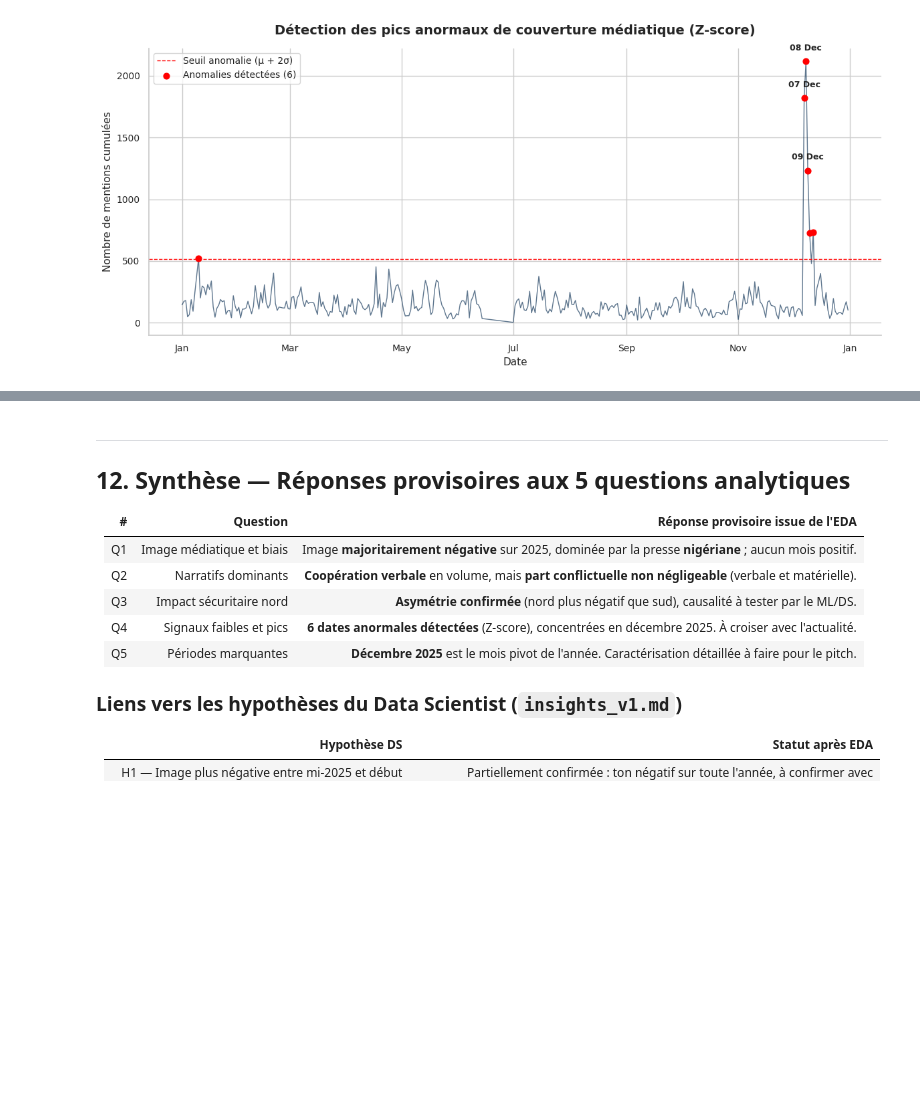
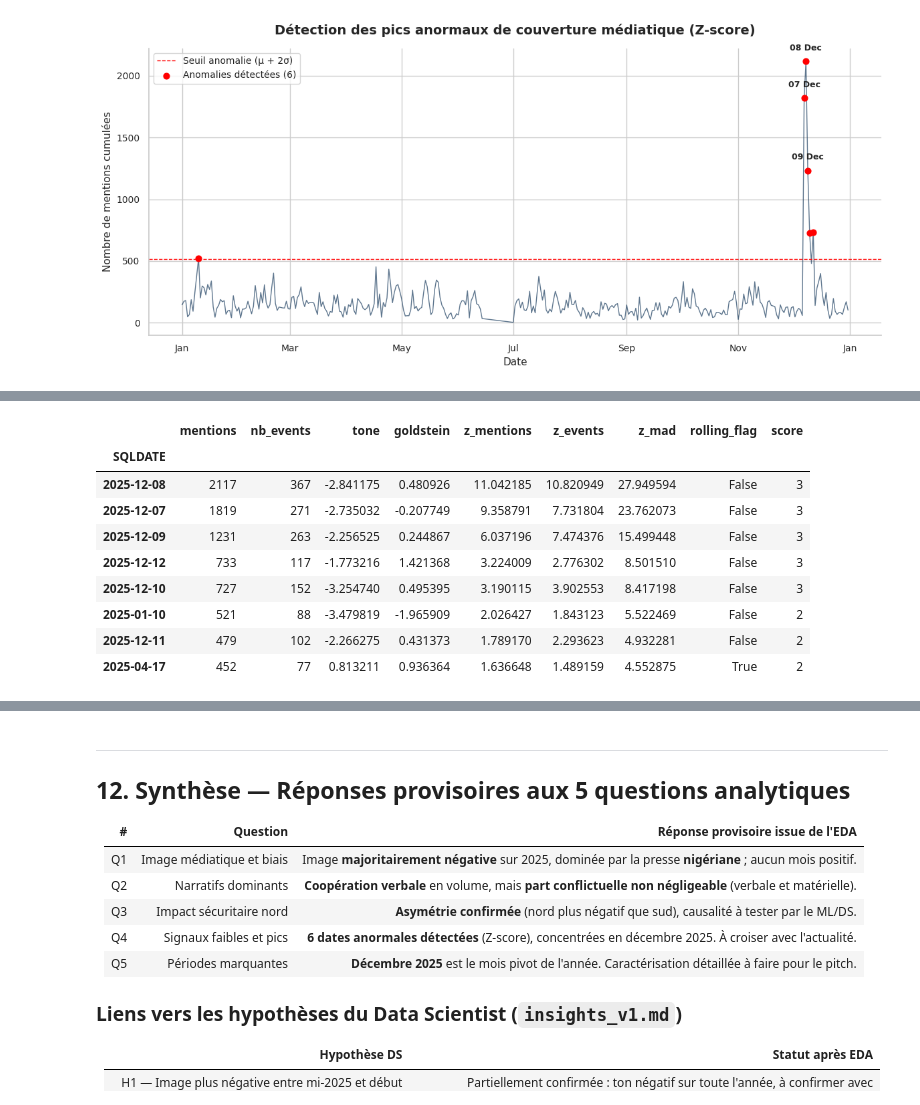
Before and after one commit to CarineEpitech/Hackathon_Isheero_Team04, a Jupyter notebook: notebooks/eda.ipynb, the cells around one changed output, grey strips where cells are left out. Cells and saved outputs as stored; diff of their text form; code cells hidden in the pictures; blank space fills up the shorter version.

```diff
--- a/notebooks/eda.ipynb
+++ b/notebooks/eda.ipynb
@@ -1315,0 +1398,74 @@ for date in top_dates:
+# %%
+# ---------------------------------------------------
+# DETECTION + SELECTION + TABLEAU FINAL
+# ---------------------------------------------------
+
+# 1. Agrégation quotidienne
+daily = (
+    df.groupby('SQLDATE')
+      .agg(
+          mentions=('NumMentions', 'sum'),
+          nb_events=('GLOBALEVENTID', 'count'),
+          tone=('AvgTone', 'mean'),
+          goldstein=('GoldsteinScale', 'mean')
+      )
+      .sort_index()
+)
+
+# 2. Z-score mentions (pics globaux)
+mu, sigma = daily['mentions'].mean(), daily['mentions'].std()
+daily['z_mentions'] = (daily['mentions'] - mu) / sigma
+anomalies_mentions = daily[daily['z_mentions'] > 2]
+
+# 3. Z-score nb_events (activité brute)
+mu_e, sigma_e = daily['nb_events'].mean(), daily['nb_events'].std()
+daily['z_events'] = (daily['nb_events'] - mu_e) / sigma_e
+anomalies_events = daily[daily['z_events'] > 2]
+
+# 4. MAD (robuste aux gros chocs)
+median = daily['mentions'].median()
+mad = (daily['mentions'] - median).abs().median()
+daily['z_mad'] = 0.6745 * (daily['mentions'] - median) / mad
+anomalies_mad = daily[daily['z_mad'] > 3.5]
+
+# 5. Rolling (pics locaux)
+rolling_mean = daily['mentions'].rolling(7, center=True).mean()
+rolling_std = daily['mentions'].rolling(7, center=True).std()
+daily['rolling_flag'] = daily['mentions'] > (rolling_mean + 2 * rolling_std)
+anomalies_rolling = daily[daily['rolling_flag']]
+
+# ---------------------------------------------------
+# 6. SCORE MULTI-METHODES
+# ---------------------------------------------------
+
+scores = pd.Series(0, index=daily.index)
+
+scores[anomalies_mentions.index] += 1
+scores[anomalies_events.index] += 1
+scores[anomalies_mad.index] += 1
+scores[anomalies_rolling.index] += 1
+
+top_dates = scores[scores >= 2].sort_values(ascending=False).index
+
+# ---------------------------------------------------
+# 7. TABLEAU FINAL (TOP 10)
+# ---------------------------------------------------
+
+df_top_anomalies = (
+    daily.loc[top_dates]
+    .assign(score=scores[top_dates])
+    .sort_values(['score', 'mentions'], ascending=[False, False])
+    .head(10)
+)
+df_top_anomalies
+# %% [output]
+|  | mentions | nb_events | tone | goldstein | z_mentions | z_events | z_mad | rolling_flag | score |
+| SQLDATE |  |  |  |  |  |  |  |  |  |
+| 2025-12-08 | 2117 | 367 | -2.841175 | 0.480926 | 11.042185 | 10.820949 | 27.949594 | False | 3 |
+| 2025-12-07 | 1819 | 271 | -2.735032 | -0.207749 | 9.358791 | 7.731804 | 23.762073 | False | 3 |
+| 2025-12-09 | 1231 | 263 | -2.256525 | 0.244867 | 6.037196 | 7.474376 | 15.499448 | False | 3 |
+| 2025-12-12 | 733 | 117 | -1.773216 | 1.421368 | 3.224009 | 2.776302 | 8.501510 | False | 3 |
+| 2025-12-10 | 727 | 152 | -3.254740 | 0.495395 | 3.190115 | 3.902553 | 8.417198 | False | 3 |
+| 2025-01-10 | 521 | 88 | -3.479819 | -1.965909 | 2.026427 | 1.843123 | 5.522469 | False | 2 |
+| 2025-12-11 | 479 | 102 | -2.266275 | 0.431373 | 1.789170 | 2.293623 | 4.932281 | False | 2 |
+| 2025-04-17 | 452 | 77 | 0.813211 | 0.936364 | 1.636648 | 1.489159 | 4.552875 | True | 2 |
```
Also changed, not shown: parts of 15 cells of this notebook, 5 other files.
